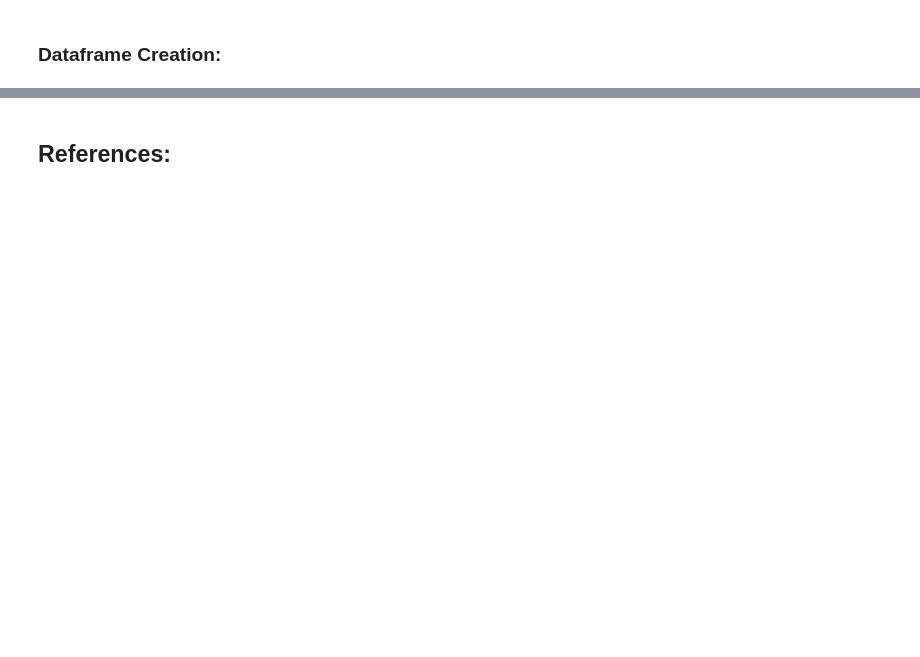
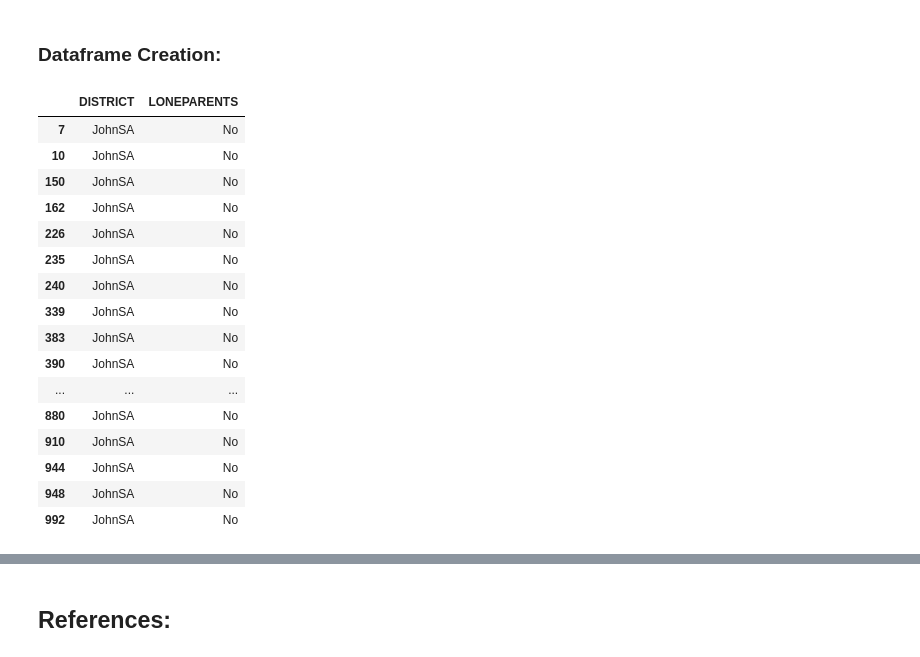
Before and after one commit to fionaoriordan/52465_19_project, a Jupyter notebook: 52465_19_project_dep1.ipynb, the cells around one changed output, grey strips where cells are left out. Saved outputs shown, nothing was run; the diff lists cells and outputs as text; code cells hidden in the pictures; blank space fills up the shorter version.

```diff
--- a/52465_19_project_dep1.ipynb
+++ b/52465_19_project_dep1.ipynb
@@ -186,7 +246,25 @@ Name: lonepercent, dtype: float64
 # %%
 #Create dataframe with all the data randomly generated
 
-df=pd.DataFrame(data={'Household': household, 'Gender': gender})
+df=pd.DataFrame(data={'DISTRICT': district, 'LONEPARENTS': "No"})
 df
-# adatped from https://stackoverflow.com/questions/35277075/python-pandas-counting-the-occurrences-of-a-specific-value
-df.query('Household == "Lone Parent"').Household.count()
+# adatped from https://stackoverflow.com/questions/35277075
+df[(df['DISTRICT'] == "JohnSA")]
+# %% [output]
+|  | DISTRICT | LONEPARENTS |
+| 7 | JohnSA | No |
+| 10 | JohnSA | No |
+| 150 | JohnSA | No |
+| 162 | JohnSA | No |
+| 226 | JohnSA | No |
+| 235 | JohnSA | No |
+| 240 | JohnSA | No |
+| 339 | JohnSA | No |
+| 383 | JohnSA | No |
+| 390 | JohnSA | No |
+| ... | ... | ... |
+| 880 | JohnSA | No |
+| 910 | JohnSA | No |
+| 944 | JohnSA | No |
+| 948 | JohnSA | No |
+| 992 | JohnSA | No |
```
Also changed, not shown: parts of 14 cells of this notebook.
